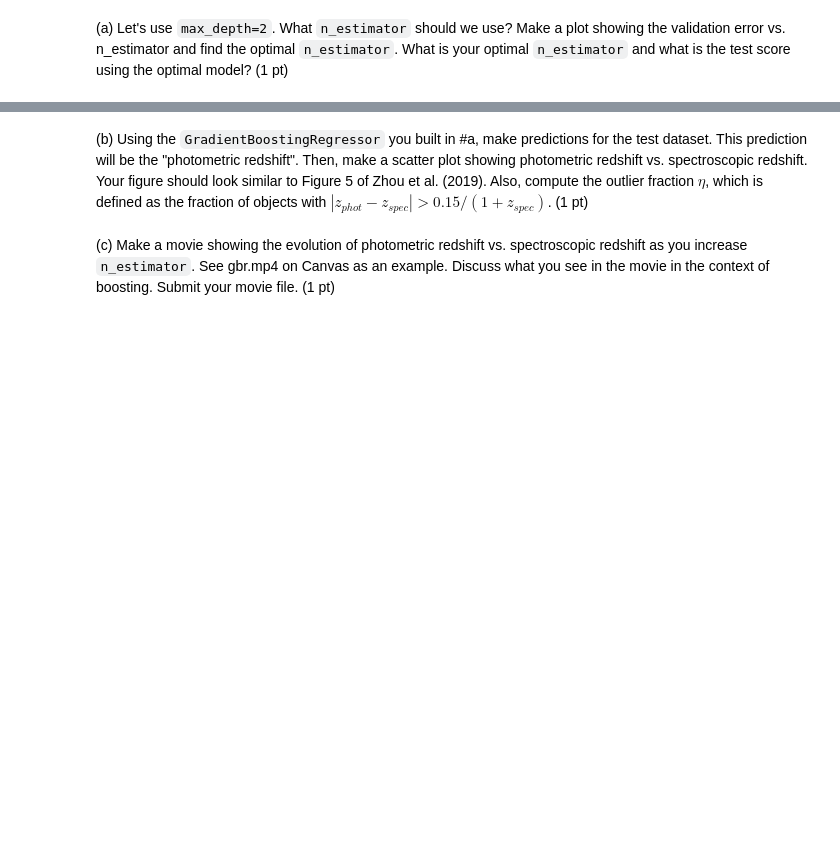
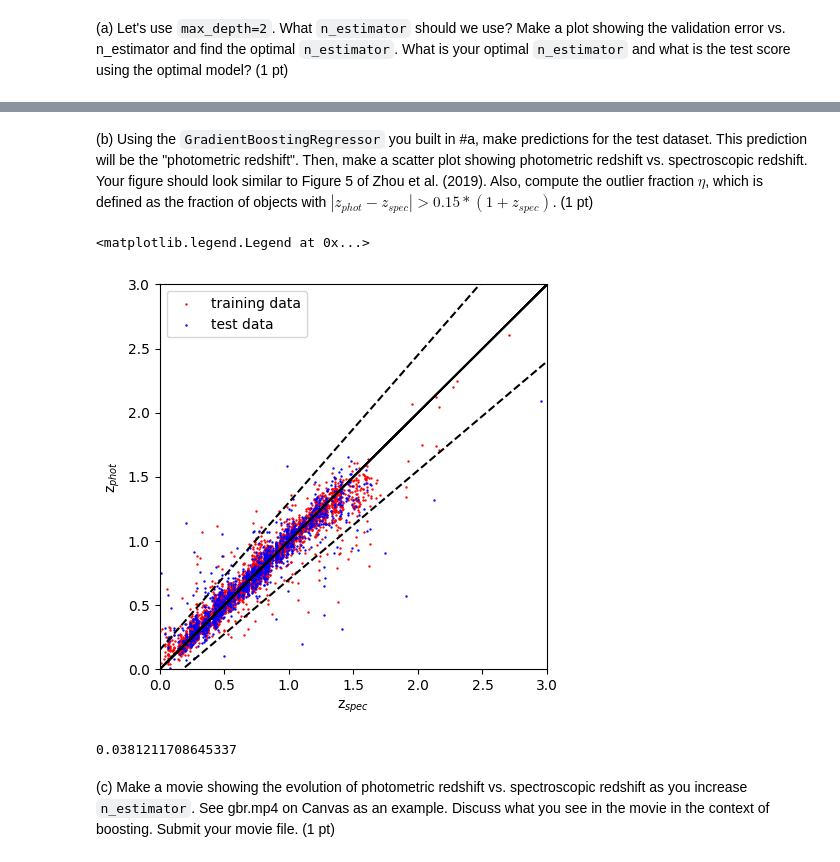
Before and after one commit to SpacialTree/machinelearning-homework, a Jupyter notebook: Homework/HW3/AST7939_homework3.ipynb, the cells around one changed output, grey strips where cells are left out. Saved outputs shown, nothing was run; the diff lists cells and outputs as text; code cells hidden in the pictures; blank space fills up the shorter version.

```diff
--- a/Homework/HW3/AST7939_homework3.ipynb
+++ b/Homework/HW3/AST7939_homework3.ipynb
@@ -305,2 +370,2 @@ GradientBoostingRegressor(learning_rate=1.0, max_depth=2, n_estimators=20,
 # %% [markdown]
-(b) Using the `GradientBoostingRegressor` you built in #a, make predictions for the test dataset. This prediction will be the "photometric redshift". Then, make a scatter plot showing photometric redshift vs. spectroscopic redshift. Your figure should look similar to Figure 5 of Zhou et al. (2019). Also, compute the outlier fraction $\eta$, which is defined as the fraction of objects with $|z_{phot}-z_{spec}| > 0.15/(1+z_{spec})$. (1 pt)
+(b) Using the `GradientBoostingRegressor` you built in #a, make predictions for the test dataset. This prediction will be the "photometric redshift". Then, make a scatter plot showing photometric redshift vs. spectroscopic redshift. Your figure should look similar to Figure 5 of Zhou et al. (2019). Also, compute the outlier fraction $\eta$, which is defined as the fraction of objects with $|z_{phot}-z_{spec}| > 0.15*(1+z_{spec})$. (1 pt)
@@ -309,2 +372,40 @@ GradientBoostingRegressor(learning_rate=1.0, max_depth=2, n_estimators=20,
+# %%
+# compare with random forest
+fig = plt.figure(figsize=(5,5))
+
+z_phot_train = model_best.predict(X_train)
+z_spec_train = np.array(y_train)
+z_phot = model_best.predict(X_test)# using the model from above, predict the redshift for the test data
+z_spec = np.array(y_test) # the true redshifts from spectroscopy
+
+redshifts = np.linspace(0, 3., num=10)
+outlier_plus = redshifts + 0.15*(1+redshifts)
+outlier_minus = redshifts - 0.15*(1+redshifts)
+
+# Plot and compare
+plt.scatter(z_spec_train, z_phot_train, 2, marker='.', label='training data', color='red')
+plt.scatter(z_spec, z_phot, 2, marker='.', label='test data', color='blue')
+plt.plot(z_spec, z_spec, color='k')
+plt.plot(redshifts, outlier_plus, color='k', linestyle='dashed')
+plt.plot(redshifts, outlier_minus, color='k', linestyle='dashed')
+plt.xlabel('z$_{spec}$')
+plt.ylabel('z$_{phot}$')
+plt.xlim(0, 3)
+plt.ylim(0, 3)
+plt.legend()
+# %% [output]
+<matplotlib.legend.Legend at 0x...>
+[figure, added]
+# %%
+count = 0
+
+for i in range(len(z_phot)):
+    if np.abs(z_phot[i] - z_spec[i]) > 0.15 * (1 + z_spec[i]): # count how many objects $|z_{phot}-z_{spec}| > 0.15/(1+z_{spec})$ is true for
+        count += 1
+
+eta = count / len(z_phot) # find the fraction of objects its true for
+eta
+# %% [output]
+0.0381211708645337
 # %% [markdown]
 (c) Make a movie showing the evolution of photometric redshift vs. spectroscopic redshift as you increase `n_estimator`. See gbr.mp4 on Canvas as an example. Discuss what you see in the movie in the context of boosting. Submit your movie file. (1 pt)
```
Also changed, not shown: parts of 26 cells of this notebook, 1 other file.
